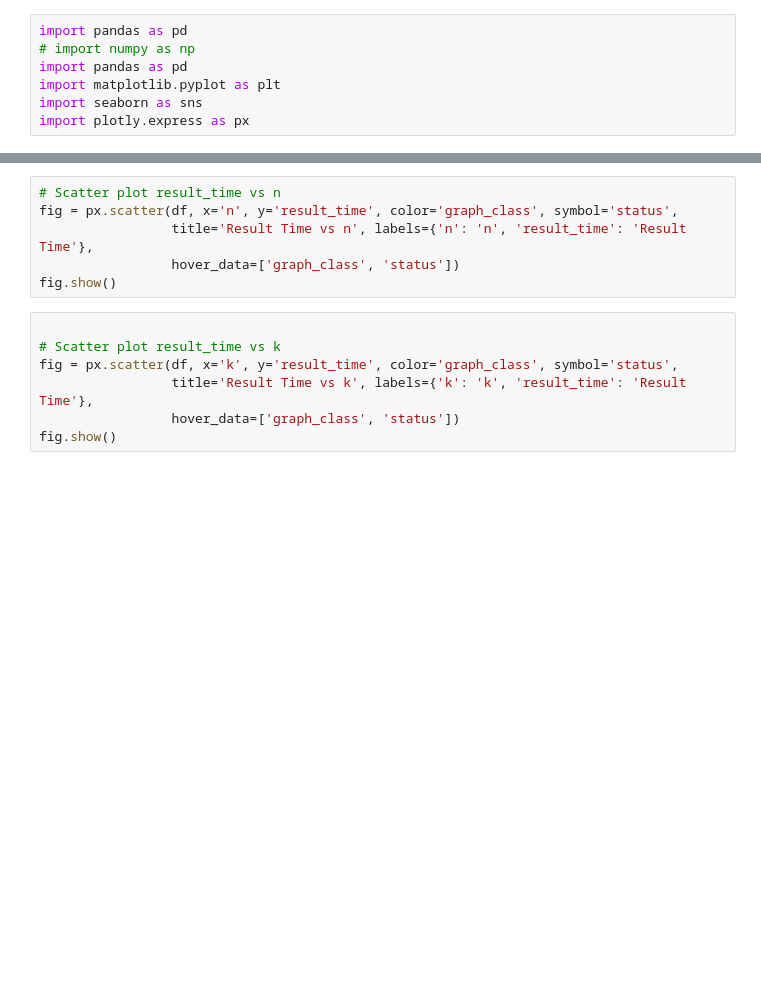
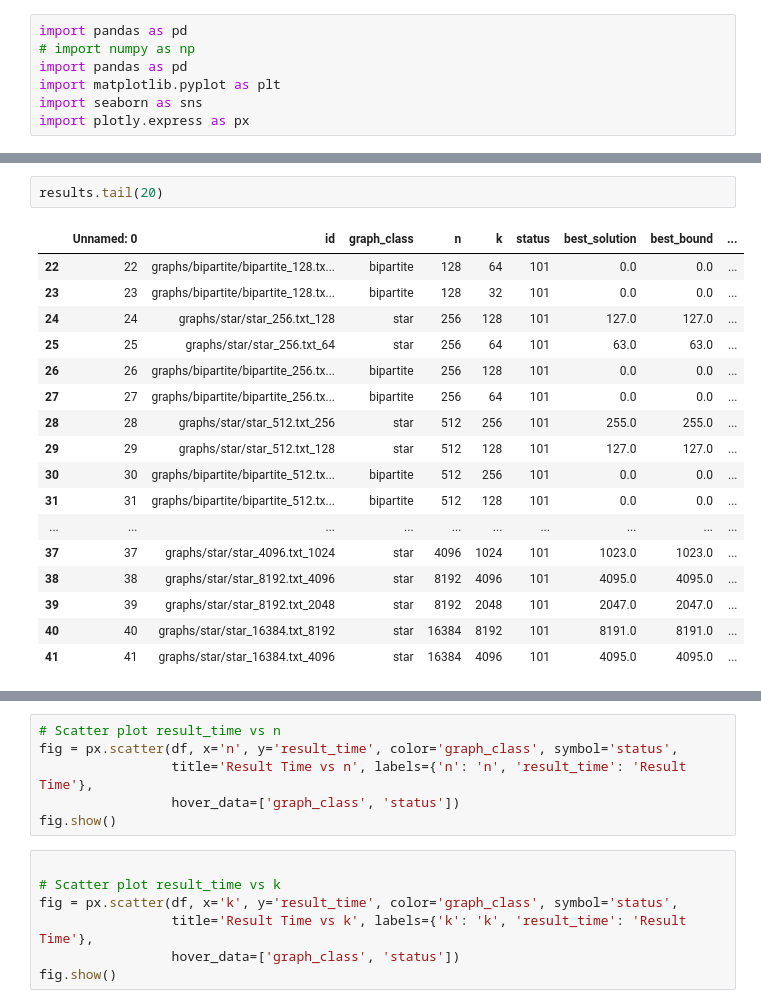
Before and after one commit to FilipePrates/HappySet-IC, a Jupyter notebook: viewResults.ipynb, the cells around one changed output, grey strips where cells are left out. Cells and saved outputs as stored; diff of their text form; blank space fills up the shorter version.

```diff
--- a/viewResults.ipynb
+++ b/viewResults.ipynb
@@ -20,0 +21,20 @@ df.describe()
+# %%
+results.tail(20)
+# %% [output]
+|  | Unnamed: 0 | id | graph_class | n | k | status | best_solution | best_bound | ... |
+| 22 | 22 | graphs/bipartite/bipartite_128.tx... | bipartite | 128 | 64 | 101 | 0.0 | 0.0 | ... |
+| 23 | 23 | graphs/bipartite/bipartite_128.tx... | bipartite | 128 | 32 | 101 | 0.0 | 0.0 | ... |
+| 24 | 24 | graphs/star/star_256.txt_128 | star | 256 | 128 | 101 | 127.0 | 127.0 | ... |
+| 25 | 25 | graphs/star/star_256.txt_64 | star | 256 | 64 | 101 | 63.0 | 63.0 | ... |
+| 26 | 26 | graphs/bipartite/bipartite_256.tx... | bipartite | 256 | 128 | 101 | 0.0 | 0.0 | ... |
+| 27 | 27 | graphs/bipartite/bipartite_256.tx... | bipartite | 256 | 64 | 101 | 0.0 | 0.0 | ... |
+| 28 | 28 | graphs/star/star_512.txt_256 | star | 512 | 256 | 101 | 255.0 | 255.0 | ... |
+| 29 | 29 | graphs/star/star_512.txt_128 | star | 512 | 128 | 101 | 127.0 | 127.0 | ... |
+| 30 | 30 | graphs/bipartite/bipartite_512.tx... | bipartite | 512 | 256 | 101 | 0.0 | 0.0 | ... |
+| 31 | 31 | graphs/bipartite/bipartite_512.tx... | bipartite | 512 | 128 | 101 | 0.0 | 0.0 | ... |
+| ... | ... | ... | ... | ... | ... | ... | ... | ... | ... |
+| 37 | 37 | graphs/star/star_4096.txt_1024 | star | 4096 | 1024 | 101 | 1023.0 | 1023.0 | ... |
+| 38 | 38 | graphs/star/star_8192.txt_4096 | star | 8192 | 4096 | 101 | 4095.0 | 4095.0 | ... |
+| 39 | 39 | graphs/star/star_8192.txt_2048 | star | 8192 | 2048 | 101 | 2047.0 | 2047.0 | ... |
+| 40 | 40 | graphs/star/star_16384.txt_8192 | star | 16384 | 8192 | 101 | 8191.0 | 8191.0 | ... |
+| 41 | 41 | graphs/star/star_16384.txt_4096 | star | 16384 | 4096 | 101 | 4095.0 | 4095.0 | ... |
```
Also changed, not shown: parts of 6 cells of this notebook, 1 other file.
